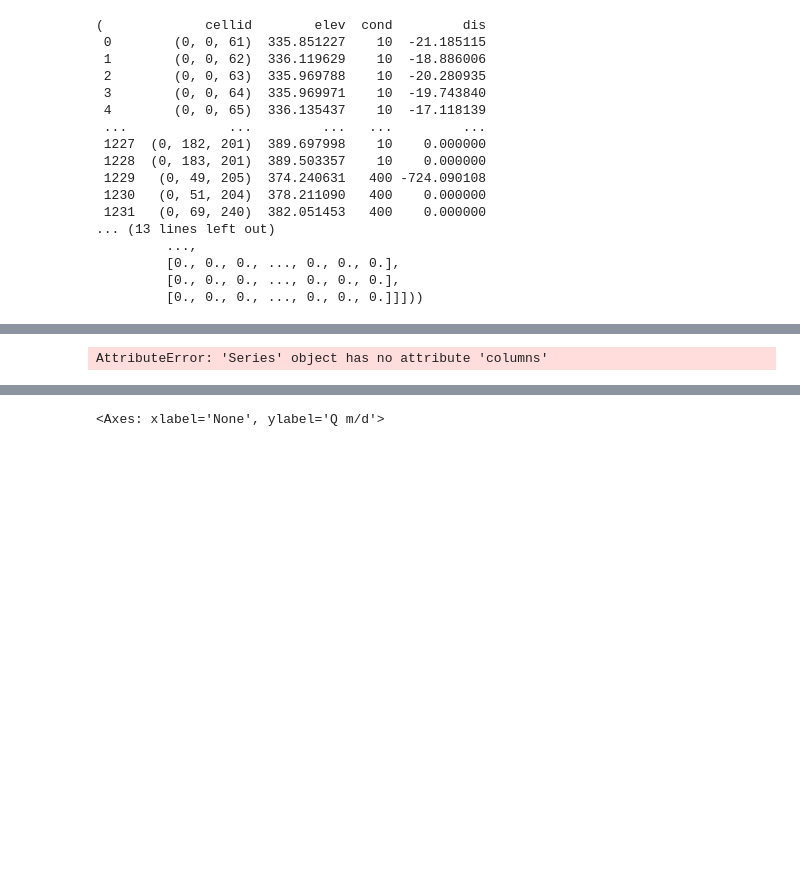
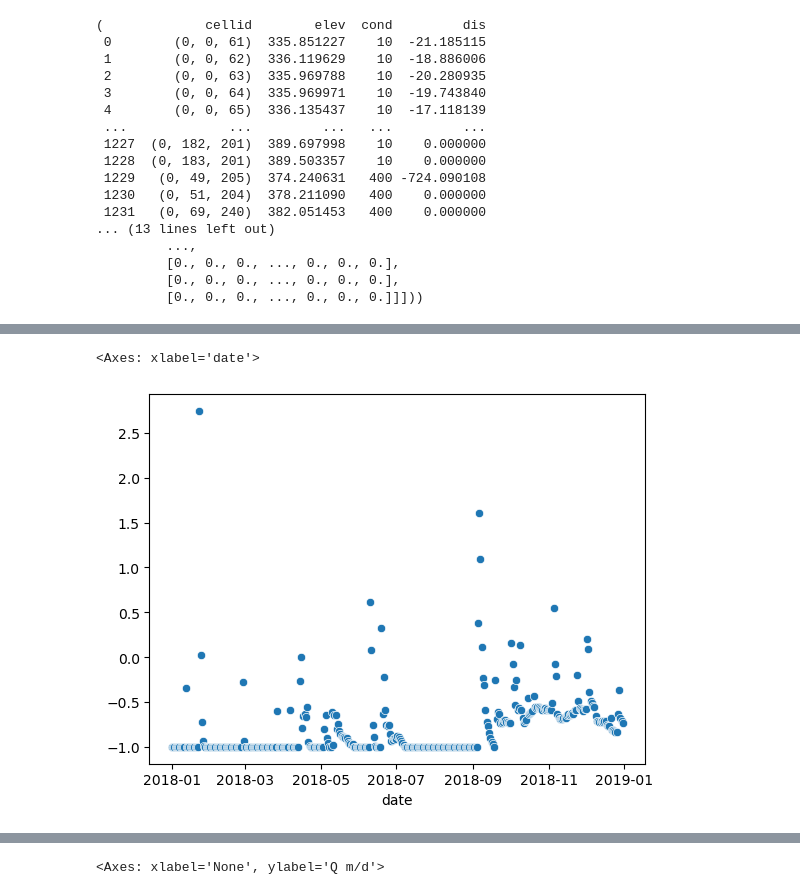
Before and after one commit to jhuang523/UMNBearSpring, a Jupyter notebook: EPM/transient/EPM.ipynb, the cells around one changed output, grey strips where cells are left out. Cells and saved outputs as stored; diff of their text form; code cells hidden in the pictures; blank space fills up the shorter version.

```diff
--- a/EPM/transient/EPM.ipynb
+++ b/EPM/transient/EPM.ipynb
@@ -267,4 +313,9 @@ NameError: name 'bs_cal' is not defined
 # %%
-convert_hourly_to_daily(bs_cal.cal_value, 'date')
+err = bs_cal.get_residual(bs_q_timeseries['Q m/d'])
-# %% [output]
-AttributeError: 'Series' object has no attribute 'columns'
+# %%
+rel_err = err/bs_cal.cal_value
+# %%
+sns.scatterplot(rel_err)
+# %% [output]
+<Axes: xlabel='date'>
+[figure, added]
```
Also changed, not shown: parts of 15 cells of this notebook, 5 other files.
